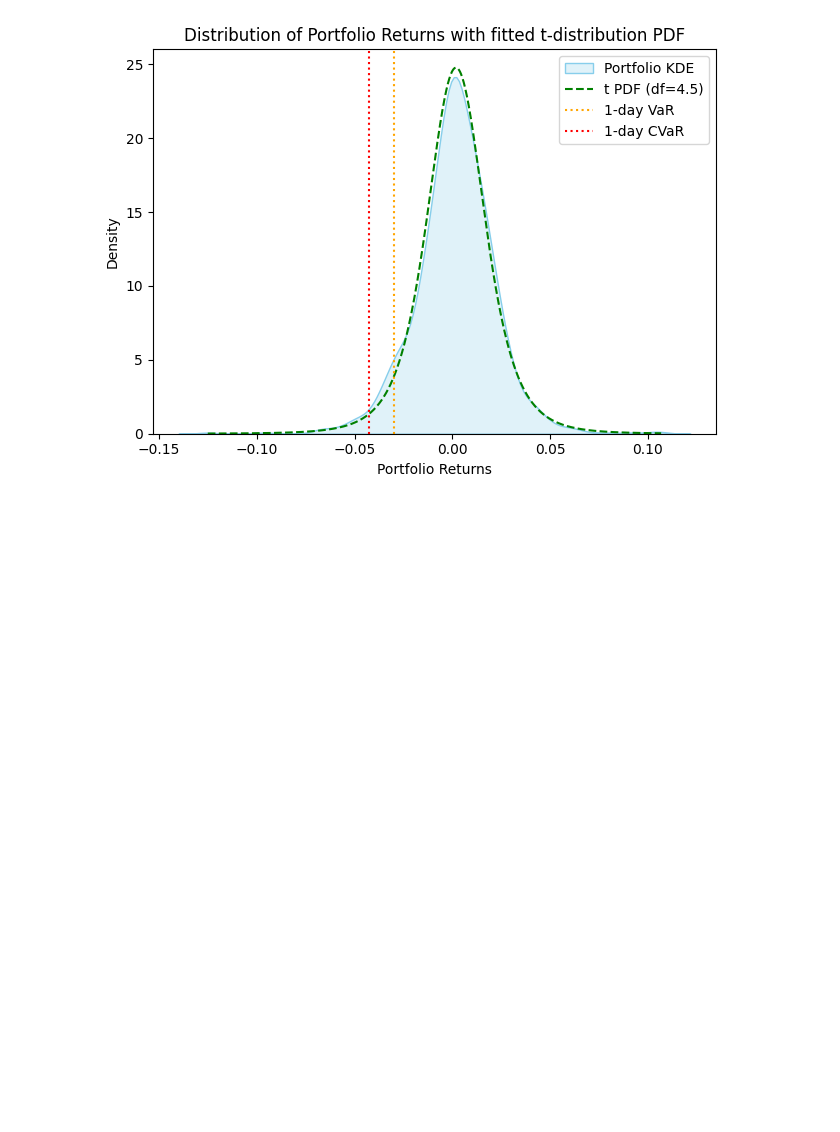
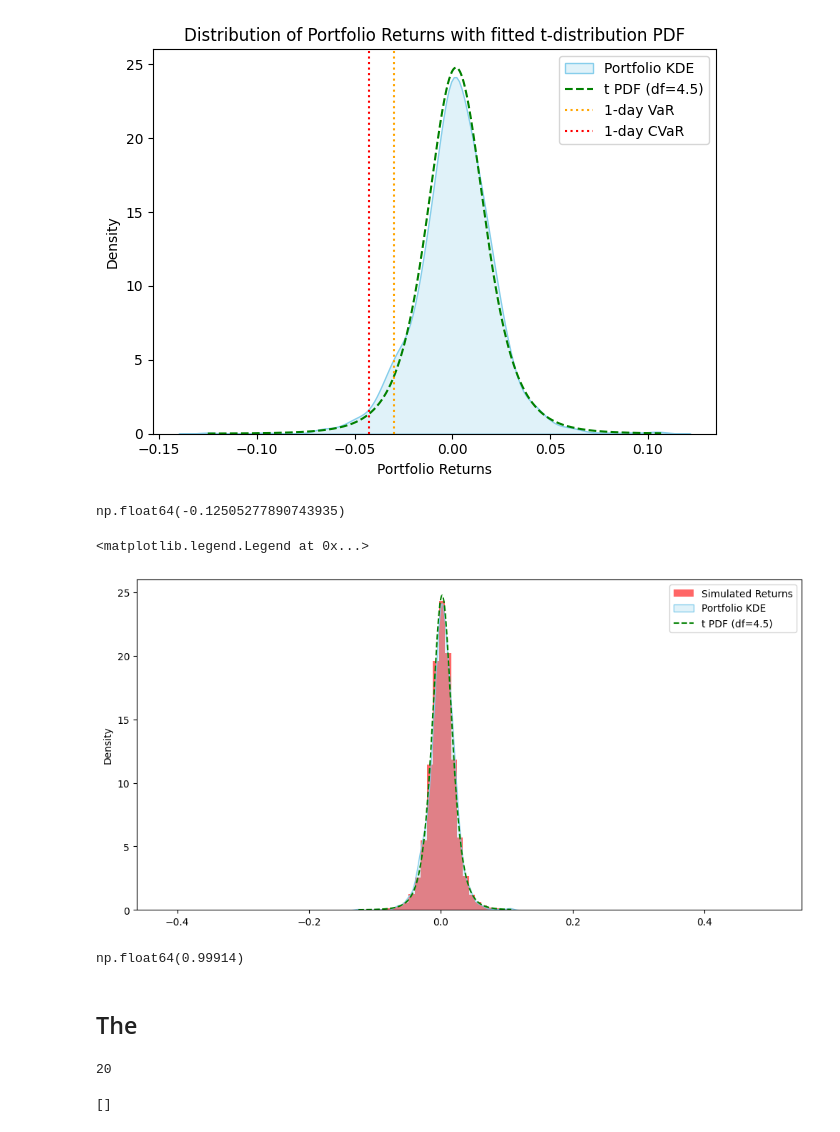
Before and after one commit to manipuppeteer/Finance-Projects, a Jupyter notebook: Stess_Test.ipynb, the cells around one changed output. Drawn from its saved outputs; the diff is of its cells as text; code cells hidden in the pictures; blank space fills up the shorter version.

```diff
--- a/Stess_Test.ipynb
+++ b/Stess_Test.ipynb
@@ -90,3 +92,35 @@ plt.tight_layout()
 plt.show()
 # %% [output]
 [figure]
+# %%
+portfolio_returns.min()
+# %% [output]
+np.float64(-0.12505277890743935)
+# %%
+n_simulations = 100000
+simulated_returns = loc + scale * np.random.standard_t(df, size=n_simulations)
+plt.figure(figsize=(12,6))
+plt.hist(simulated_returns, bins=100, density=True, alpha=0.6, color='r', label='Simulated Returns')
+sns.kdeplot(portfolio_returns, fill=True, color='skyblue', label='Portfolio KDE')
+plt.plot(x, t.pdf(x, df, loc=loc, scale=scale), 'g--', label=f't PDF (df={df:.1f})')
+plt.legend()
+# %% [output]
+<matplotlib.legend.Legend at 0x...>
+[figure, added]
+# %%
+np.sum(simulated_returns>-0.1)/n_simulations  # Example of calculating the probability of returns being greater than -0.1
+# %% [output]
+np.float64(0.99914)
+# %% [markdown]
+## The
+# %%
+def sum_mul(n, m):
+    return sum([i*n for i in range(1,(m//n)+1)]) if n>0 and m>0 else 'INVALID'
+sum_mul(2,9)
+# %% [output]
+20
+# %%
+s=[1,2,3,4,5]
+s[2:2]
+# %% [output]
+[]
```
Also changed, not shown: parts of 1 cell of this notebook, 1 other file.
